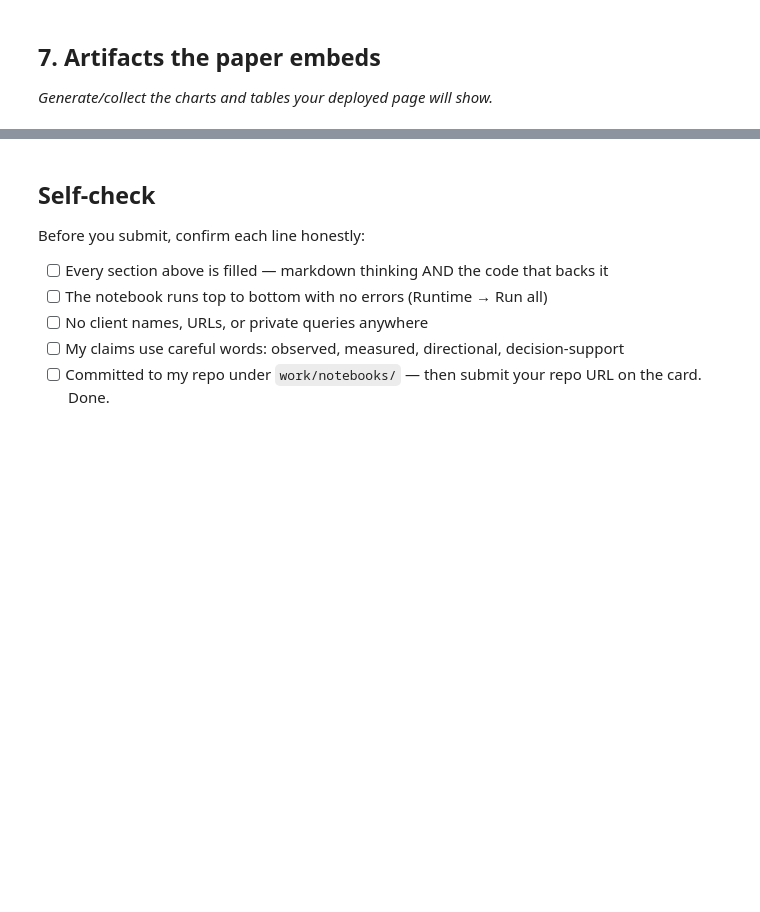
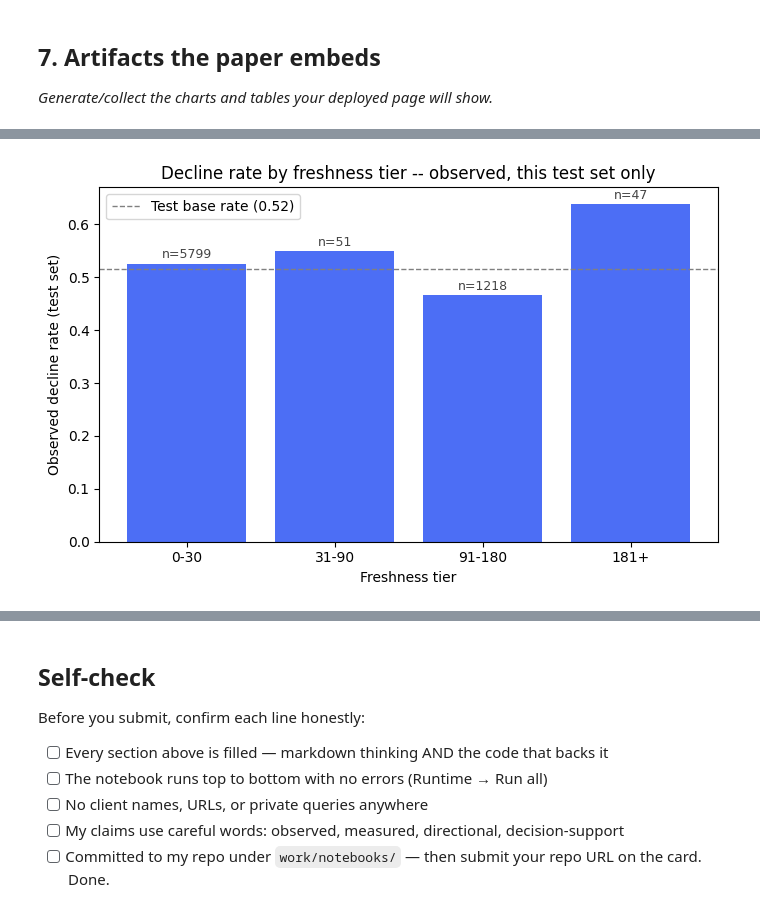
Before and after one commit to reetuparabat/flyrank-ml-internship, a Jupyter notebook: work/notebooks/capstone.ipynb, the cells around one changed output, grey strips where cells are left out. Saved outputs shown, nothing was run; the diff lists cells and outputs as text; code cells hidden in the pictures; blank space fills up the shorter version.

```diff
--- a/work/notebooks/capstone.ipynb
+++ b/work/notebooks/capstone.ipynb
@@ -36,0 +346,15 @@ This skeleton is yours to fill. Work the sections **in order** — each one has
+# %%
+# Figure 3: decay/refresh insight
+decay_insight = test_g.groupby('freshness_tier')[TARGET].agg(['mean','count']).reindex(['0-30','31-90','91-180','181+'])
+fig, ax = plt.subplots(figsize=(7,4.5))
+ax.bar(decay_insight.index, decay_insight['mean'], color='#4C6EF5')
+ax.axhline(base_rate, color='gray', linestyle='--', linewidth=1, label=f'Test base rate ({base_rate:.2f})')
+for i,(rate,n) in enumerate(zip(decay_insight['mean'], decay_insight['count'])):
+    ax.text(i, rate+0.01, f'n={n}', ha='center', fontsize=9, color='#444')
+ax.set_ylabel('Observed decline rate (test set)'); ax.set_xlabel('Freshness tier')
+ax.set_title('Decline rate by freshness tier -- observed, this test set only')
+ax.legend(); plt.tight_layout()
+plt.savefig('../figures/decline_rate_by_freshness_tier.png', dpi=150)
+plt.show()
+# %% [output]
+[figure, added]
```
Also changed, not shown: parts of 15 cells of this notebook.
